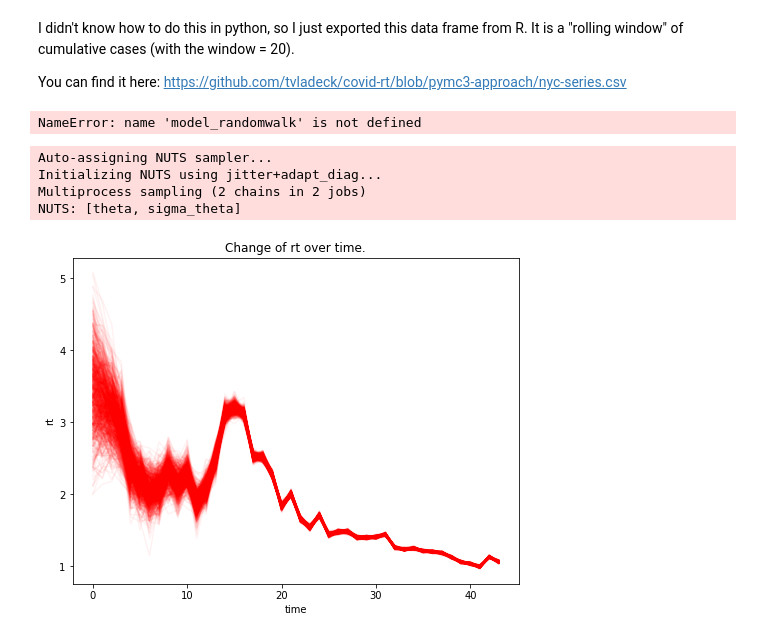
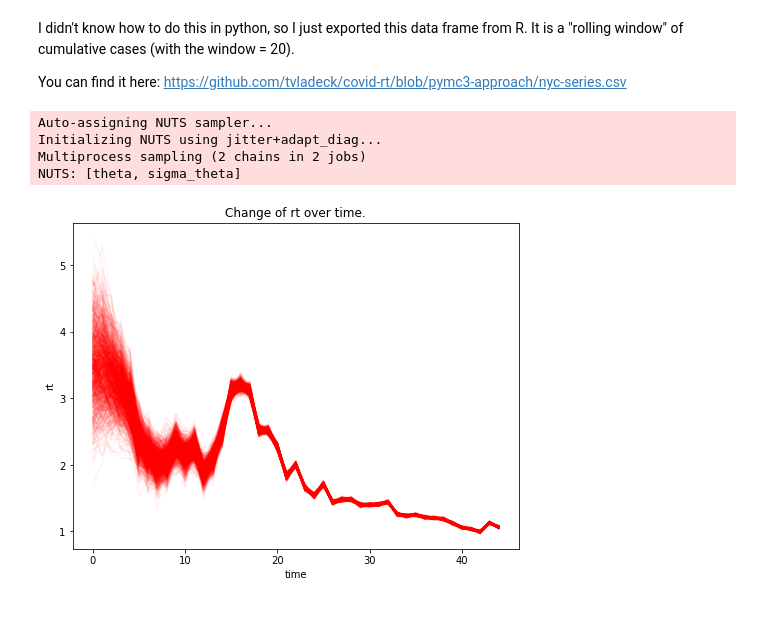
Before and after one commit to tvladeck/covid-rt, a Jupyter notebook: pymc3 approach.ipynb, the cells around one changed output. Saved outputs shown, nothing was run; the diff lists cells and outputs as text; code cells hidden in the pictures.

```diff
--- a/pymc3 approach.ipynb
+++ b/pymc3 approach.ipynb
@@ -20,22 +20,22 @@ You can find it here: https://github.com/tvladeck/covid-rt/blob/pymc3-approach/n
 # %%
 nyc = pd.read_csv('~/Repos/covid-rt/nyc-series.csv')
 # %%
-nycp1 = nyc[2:len(nyc)]
-nycm1 = nyc[1:(len(nyc)-1)]
+nycp1 = nyc[1:len(nyc)]
+nycm1 = nyc[0:(len(nyc)-1)]
-# %%
-del(model_randomwalk)
-# %% [output]
-NameError: name 'model_randomwalk' is not defined
-# %%
-model_randomwalk = pm.Model()
 # %%
-with model_randomwalk:
-    # std of random walk
-    sigma_theta = pm.HalfNormal('sigma_theta', sd = 0.4)
+with pm.Model() as model_randomwalk:
+
+    serial_interval = pm.Gamma('serial_interval', mu = 4, sd = 1)
+
+    gamma = pm.Deterministic('gamma', 1)
+
+    sigma_theta = pm.HalfNormal('sigma_theta', sd = 0.1)
 
     theta = pm.GaussianRandomWalk('theta', sd=sigma_theta,
                                   shape=len(nycp1.nyc))
 
+    rt = pm.Deterministic('rt', theta/GAMMA + 1)
+
     likelihood = pm.Poisson('y', mu = np.exp(theta) * nycm1.nyc, observed = nycp1.nyc)
 # %%
 with model_randomwalk:
@@ -47,12 +47,12 @@ Initializing NUTS using jitter+adapt_diag...
 Multiprocess sampling (2 chains in 2 jobs)
 NUTS: [theta, sigma_theta]
 # %%
-rt = trace_rw['theta'].T / GAMMA + 1
+rt = trace_rw['rt'].T
 fig = plt.figure(figsize=(8, 6))
 ax = plt.subplot(111, xlabel='time', ylabel='rt', title='Change of rt over time.')
 ax.plot(rt, 'r', alpha=.05);
 # %% [output]
-[figure, old version]
+[figure, new version]
 # %%
 pm.traceplot(trace_rw);
 # %% [output]
```
Also changed, not shown: parts of 2 cells of this notebook, 3 other files.
